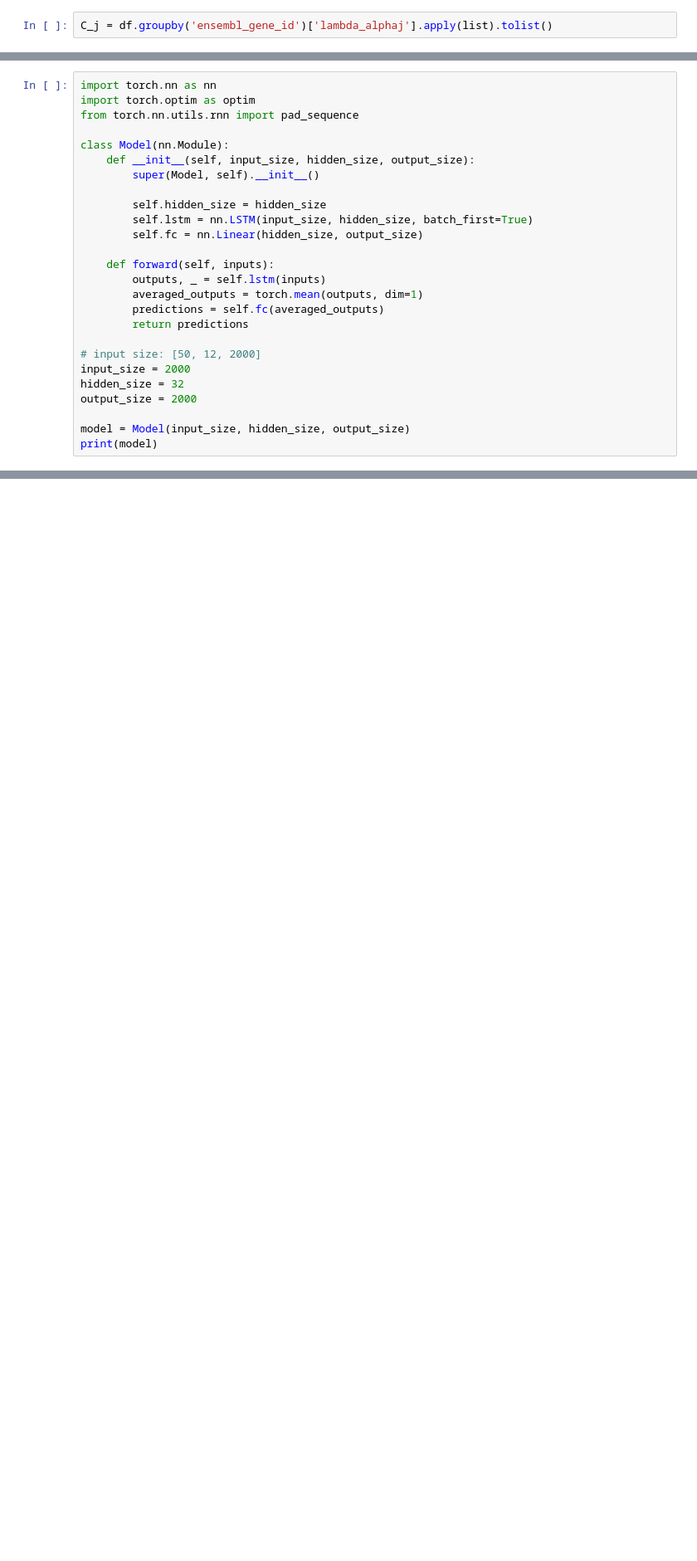
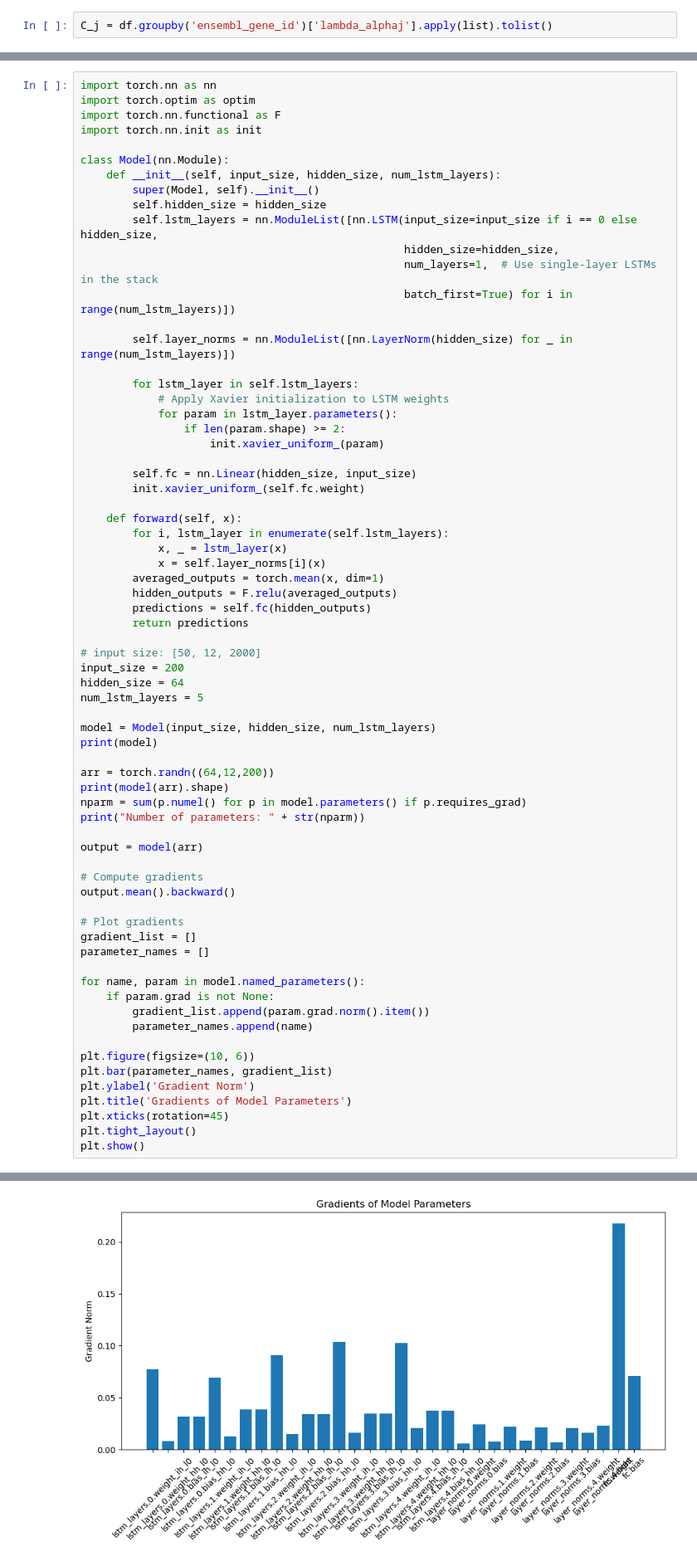
Before and after one commit to rebeccaHassett/RNA_Transcription_NN, a Jupyter notebook: rna_transcription_nn.ipynb, the cells around one changed output, grey strips where cells are left out. Shown at 83% size. Cells and saved outputs as stored; diff of their text form; blank space fills up the shorter version.

```diff
--- a/rna_transcription_nn.ipynb
+++ b/rna_transcription_nn.ipynb
@@ -140,26 +104,70 @@ valdl = DataLoader(valset, batch_size=1, shuffle=False)
 # %%
 import torch.nn as nn
 import torch.optim as optim
-from torch.nn.utils.rnn import pad_sequence
+import torch.nn.functional as F
+import torch.nn.init as init
 
 class Model(nn.Module):
-    def __init__(self, input_size, hidden_size, output_size):
+    def __init__(self, input_size, hidden_size, num_lstm_layers):
         super(Model, self).__init__()
+        self.hidden_size = hidden_size
+        self.lstm_layers = nn.ModuleList([nn.LSTM(input_size=input_size if i == 0 else hidden_size,
+                                                  hidden_size=hidden_size,
+                                                  num_layers=1,  # Use single-layer LSTMs in the stack
+                                                  batch_first=True) for i in range(num_lstm_layers)])
 
-        self.hidden_size = hidden_size
-        self.lstm = nn.LSTM(input_size, hidden_size, batch_first=True)
-        self.fc = nn.Linear(hidden_size, output_size)
+        self.layer_norms = nn.ModuleList([nn.LayerNorm(hidden_size) for _ in range(num_lstm_layers)])
 
-    def forward(self, inputs):
-        outputs, _ = self.lstm(inputs)
-        averaged_outputs = torch.mean(outputs, dim=1)
-        predictions = self.fc(averaged_outputs)
+        for lstm_layer in self.lstm_layers:
+            # Apply Xavier initialization to LSTM weights
+            for param in lstm_layer.parameters():
+                if len(param.shape) >= 2:
+                    init.xavier_uniform_(param)
+
+        self.fc = nn.Linear(hidden_size, input_size)
+        init.xavier_uniform_(self.fc.weight)
+
+    def forward(self, x):
+        for i, lstm_layer in enumerate(self.lstm_layers):
+            x, _ = lstm_layer(x)
+            x = self.layer_norms[i](x)
+        averaged_outputs = torch.mean(x, dim=1)
+        hidden_outputs = F.relu(averaged_outputs)
+        predictions = self.fc(hidden_outputs)
         return predictions
 
 # input size: [50, 12, 2000]
-input_size = 2000
-hidden_size = 32
-output_size = 2000
+input_size = 200
+hidden_size = 64
+num_lstm_layers = 5
 
-model = Model(input_size, hidden_size, output_size)
+model = Model(input_size, hidden_size, num_lstm_layers)
 print(model)
+
+arr = torch.randn((64,12,200))
+print(model(arr).shape)
+nparm = sum(p.numel() for p in model.parameters() if p.requires_grad)
+print("Number of parameters: " + str(nparm))
+
+output = model(arr)
+
+# Compute gradients
+output.mean().backward()
+
+# Plot gradients
+gradient_list = []
+parameter_names = []
+
+for name, param in model.named_parameters():
+    if param.grad is not None:
+        gradient_list.append(param.grad.norm().item())
+        parameter_names.append(name)
+
+plt.figure(figsize=(10, 6))
+plt.bar(parameter_names, gradient_list)
+plt.ylabel('Gradient Norm')
+plt.title('Gradients of Model Parameters')
+plt.xticks(rotation=45)
+plt.tight_layout()
+plt.show()
+# %% [output]
@@ -166,3 +186,4 @@ print(model)
+[figure, added]
 # %%
 class CustomLoss(nn.Module):
     def __init__(self):
```
Also changed, not shown: parts of 19 cells of this notebook, 4 other files.
